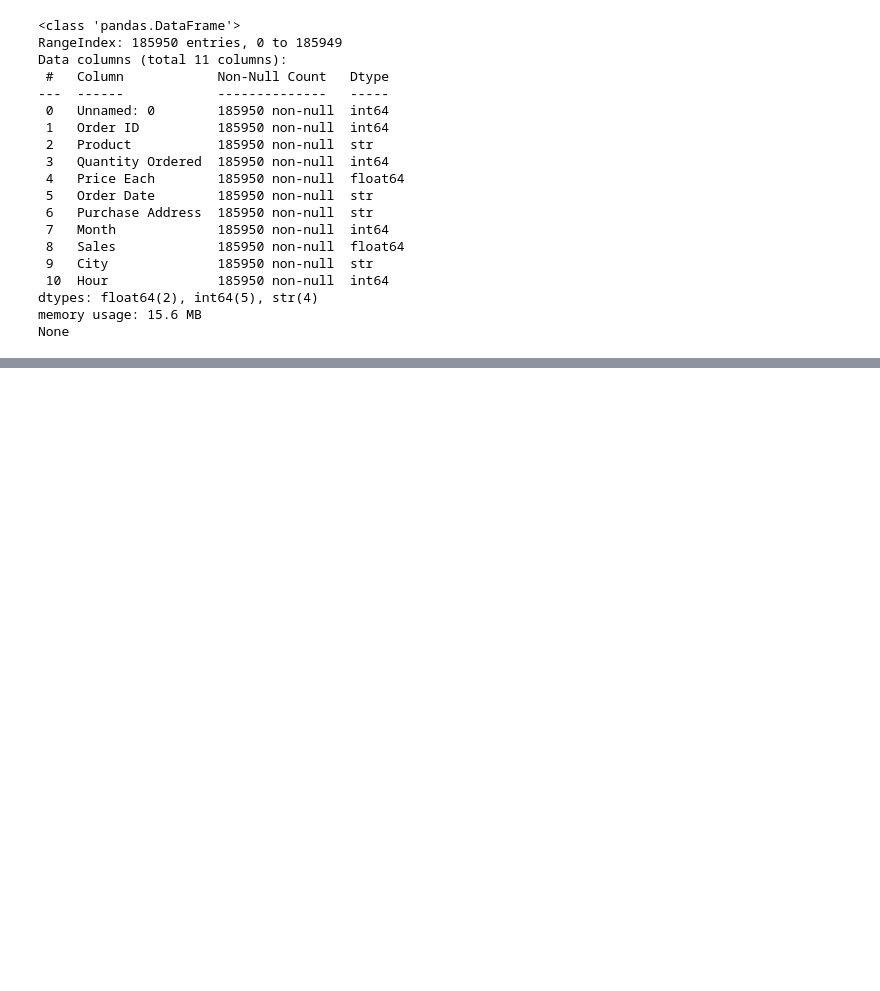
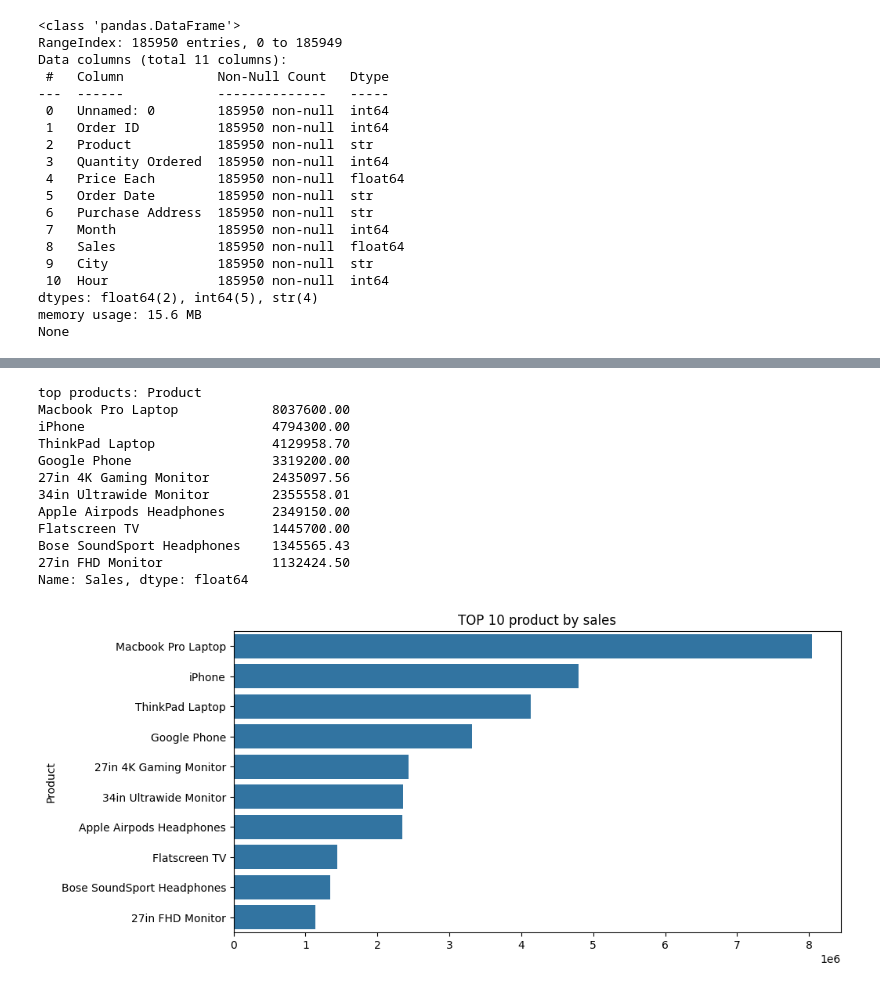
Before and after one commit to mohamedjaveethedu-hub/sales-data-analysis, a Jupyter notebook: notebook.ipynb, the cells around one changed output, grey strips where cells are left out. Saved outputs shown, nothing was run; the diff lists cells and outputs as text; code cells hidden in the pictures; blank space fills up the shorter version.

```diff
--- a/notebook.ipynb
+++ b/notebook.ipynb
@@ -57,0 +116,31 @@ print(df.describe())
+# %%
+#top 10 products
+top_products = df.groupby("Product")["Sales"].sum().sort_values(ascending=False).head(10)
+print("top products:",top_products)
+
+#visualization
+plt.figure(figsize=(10,5))
+sns.barplot(
+    x=top_products.values,
+    y=top_products.index
+)
+
+plt.title("TOP 10 product by sales")
+
+plt.savefig("images/top 10 product by sales.png")
+
+plt.show()
+# %% [output]
+top products: Product
+Macbook Pro Laptop            8037600.00
+iPhone                        4794300.00
+ThinkPad Laptop               4129958.70
+Google Phone                  3319200.00
+27in 4K Gaming Monitor        2435097.56
+34in Ultrawide Monitor        2355558.01
+Apple Airpods Headphones      2349150.00
+Flatscreen TV                 1445700.00
+Bose SoundSport Headphones    1345565.43
+27in FHD Monitor              1132424.50
+Name: Sales, dtype: float64
+[figure, added]
```
Also changed, not shown: parts of 6 cells of this notebook.
